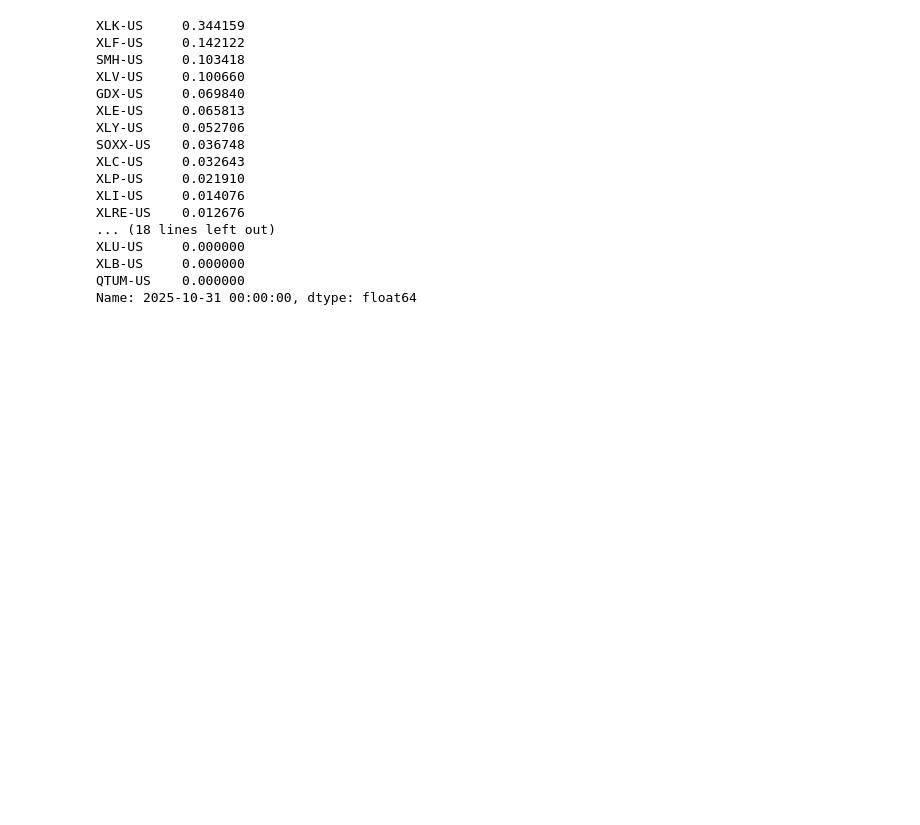
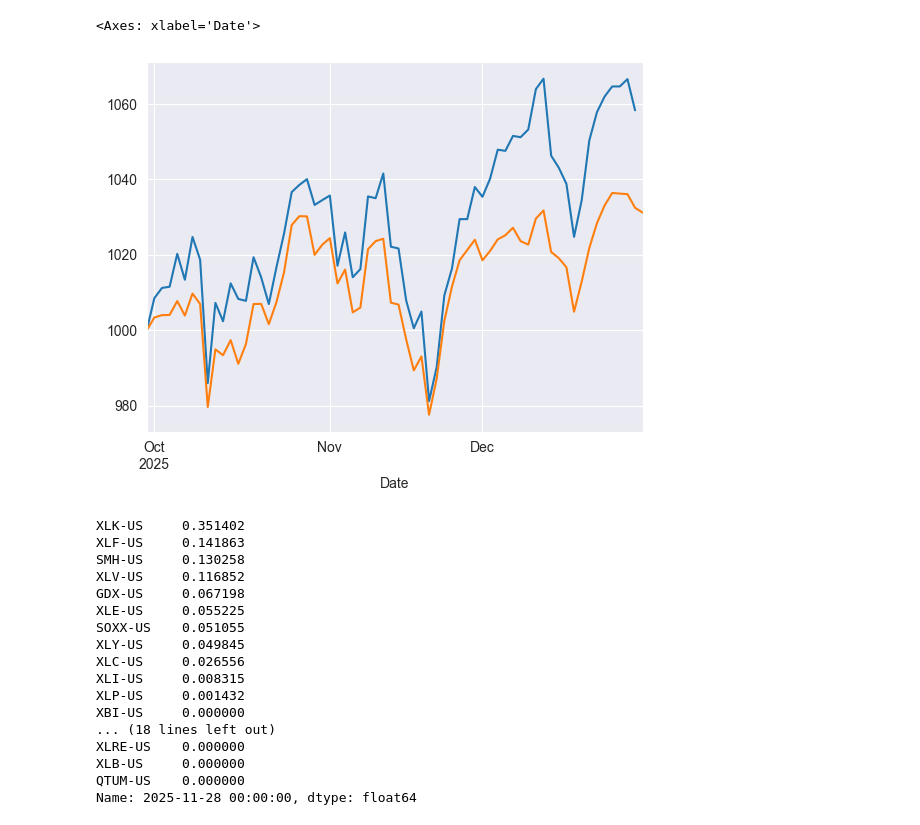
Before and after one commit to Tommylee1013/nco-research, a Jupyter notebook: empirical/etfs.ipynb, the cells around one changed output. Drawn from its saved outputs; the diff is of its cells as text; code cells hidden in the pictures; blank space fills up the shorter version.

```diff
--- a/empirical/etfs.ipynb
+++ b/empirical/etfs.ipynb
@@ -421,6 +424,17 @@ def build_ledger_from_daily_prices_and_weights_monthly(
         index=idx,
     )
     return ledger, shares, trades
+# %%
+import yfinance as yf
+
+spx_price = yf.download(
+    '^GSPC',
+    start = '2015-01-01',
+    progress= False,
+    interval = '1d',
+    multi_level_index=False,
+    auto_adjust = True
+)['Close']
 # %%
 from tqdm import tqdm
 
@@ -685,20 +746,26 @@ Average N efficient :  6.838598
+# %%
+(ledger.loc['2025-09-30':, 'portfolio_value'] / ledger.loc['2025-09-30', 'portfolio_value'] * 1000).plot()
+(spx_price.loc['2025-09-30':] / spx_price.loc['2025-09-30'] * 1000).plot()
+# %% [output]
+<Axes: xlabel='Date'>
+[figure, added]
 # %%
-post_nco_weight_market_cap.loc['2025-10-31'].sort_values(ascending = False)
+post_nco_weight_market_cap.loc['2025-11-28'].sort_values(ascending = False)
 # %% [output]
-XLK-US     0.344159
-XLF-US     0.142122
-SMH-US     0.103418
-XLV-US     0.100660
-GDX-US     0.069840
-XLE-US     0.065813
-XLY-US     0.052706
-SOXX-US    0.036748
-XLC-US     0.032643
-XLP-US     0.021910
-XLI-US     0.014076
-XLRE-US    0.012676
+XLK-US     0.351402
+XLF-US     0.141863
+SMH-US     0.130258
+XLV-US     0.116852
+GDX-US     0.067198
+XLE-US     0.055225
+SOXX-US    0.051055
+XLY-US     0.049845
+XLC-US     0.026556
+XLI-US     0.008315
+XLP-US     0.001432
+XBI-US     0.000000
 ... (18 lines left out)
-XLU-US     0.000000
+XLRE-US    0.000000
 XLB-US     0.000000
 QTUM-US    0.000000
-Name: 2025-10-31 00:00:00, dtype: float64
+Name: 2025-11-28 00:00:00, dtype: float64
```
Also changed, not shown: parts of 10 cells of this notebook, 3 other files.
